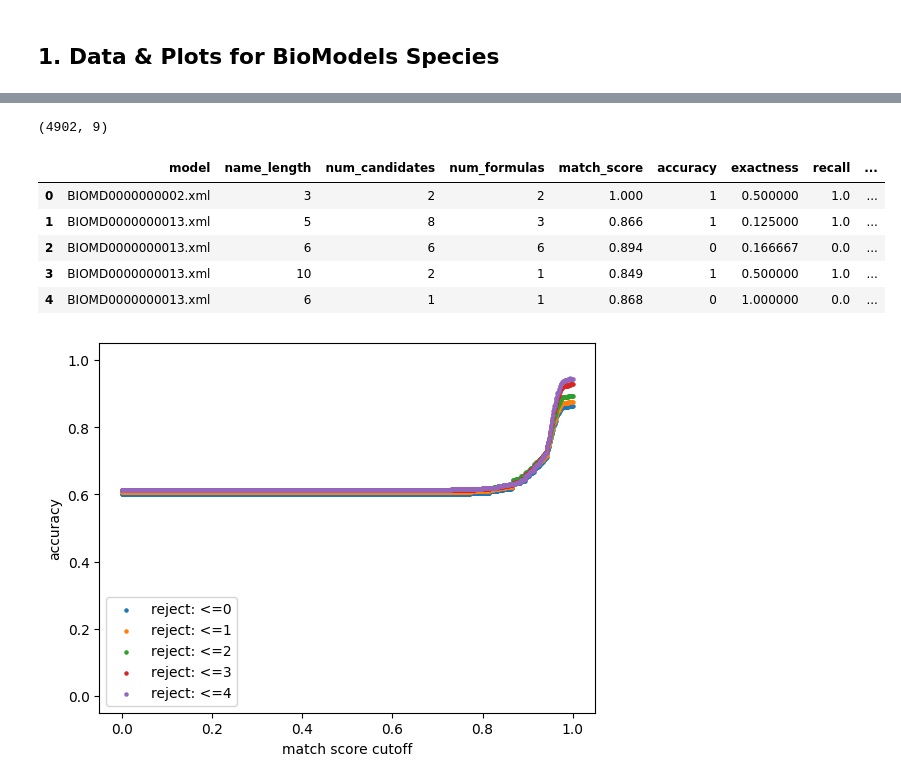
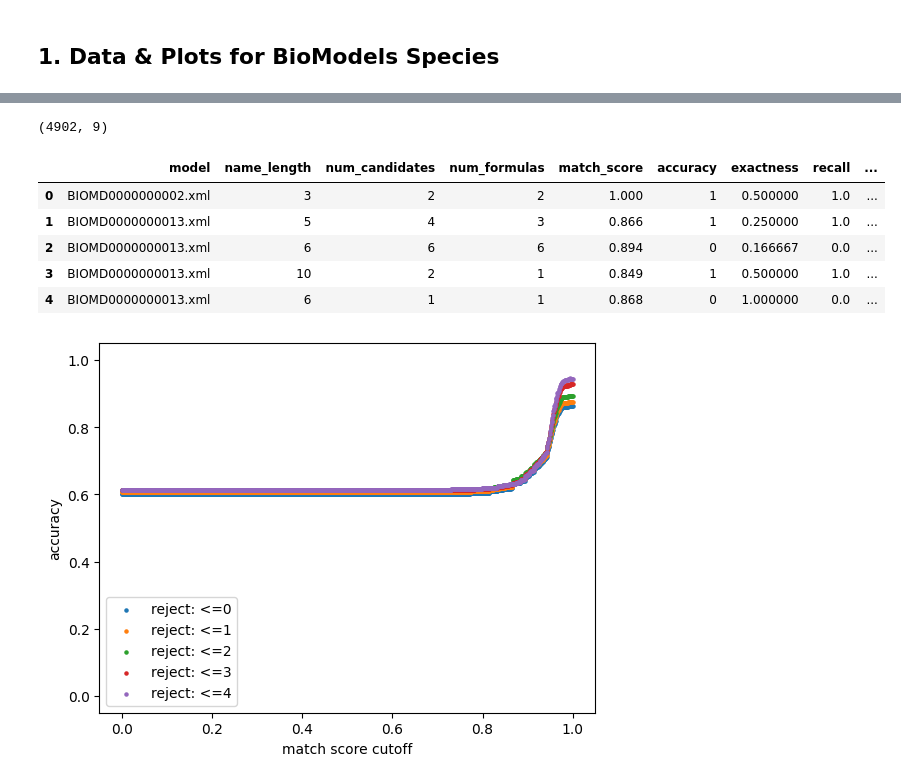
Before and after one commit to sys-bio/AMAS, a Jupyter notebook: notebooks/REF_accuracy_precision_plots.ipynb, the cells around one changed output, grey strips where cells are left out. Drawn from its saved outputs; the diff is of its cells as text; code cells hidden in the pictures.

```diff
--- a/notebooks/REF_accuracy_precision_plots.ipynb
+++ b/notebooks/REF_accuracy_precision_plots.ipynb
@@ -150,14 +150,14 @@ Average time for prediction: 0.10
 # %%
-# biomd_spec_df.to_csv(os.path.join(ACCURACY_DIR, 'biomd_species_plot_data.csv'), index=False)
+biomd_spec_df.to_csv(os.path.join(ACCURACY_DIR, 'biomd_species_plot_data.csv'), index=False)
 
-biomd_spec_df = pd.read_csv(os.path.join(ACCURACY_DIR, 'biomd_species_plot_data.csv'))
+# biomd_spec_df = pd.read_csv(os.path.join(ACCURACY_DIR, 'biomd_species_plot_data.csv'))
 print(biomd_spec_df.shape)
 biomd_spec_df.head()
 # %% [output]
 (4902, 9)
 |  | model | name_length | num_candidates | num_formulas | match_score | accuracy | exactness | recall | ... |
 | 0 | BIOMD0000000002.xml | 3 | 2 | 2 | 1.000 | 1 | 0.500000 | 1.0 | ... |
-| 1 | BIOMD0000000013.xml | 5 | 8 | 3 | 0.866 | 1 | 0.125000 | 1.0 | ... |
+| 1 | BIOMD0000000013.xml | 5 | 4 | 3 | 0.866 | 1 | 0.250000 | 1.0 | ... |
 | 2 | BIOMD0000000013.xml | 6 | 6 | 6 | 0.894 | 0 | 0.166667 | 0.0 | ... |
 | 3 | BIOMD0000000013.xml | 10 | 2 | 1 | 0.849 | 1 | 0.500000 | 1.0 | ... |
 | 4 | BIOMD0000000013.xml | 6 | 1 | 1 | 0.868 | 0 | 1.000000 | 0.0 | ... |
```
Also changed, not shown: parts of 20 cells of this notebook, 14 other files.
